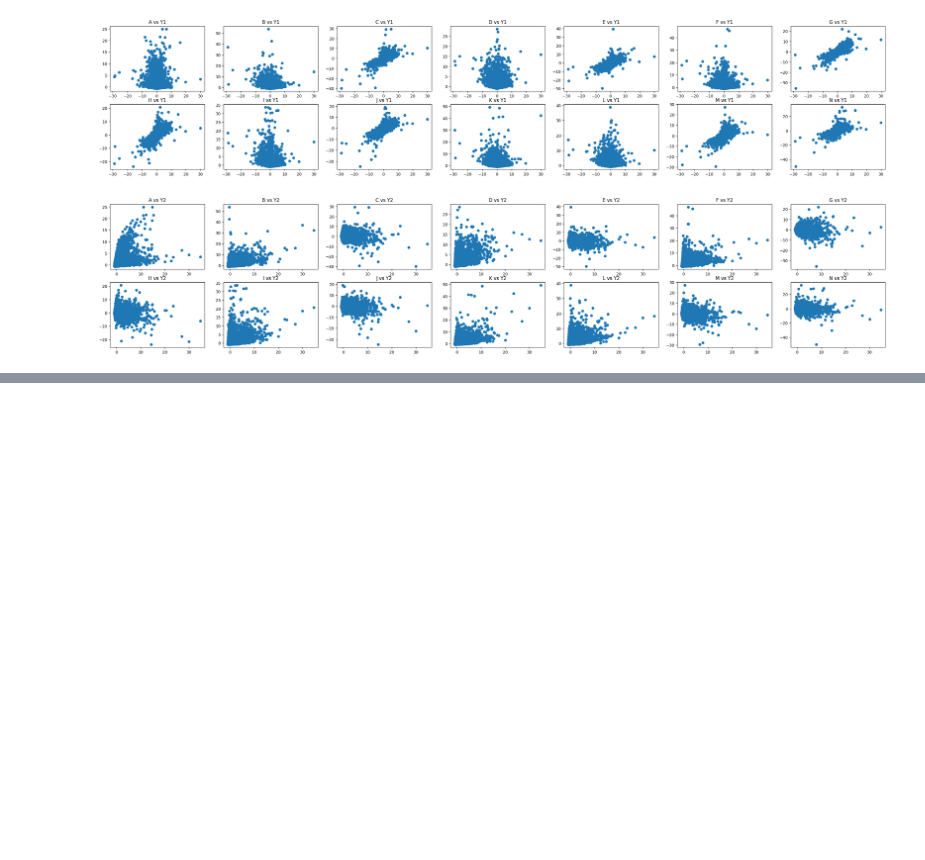
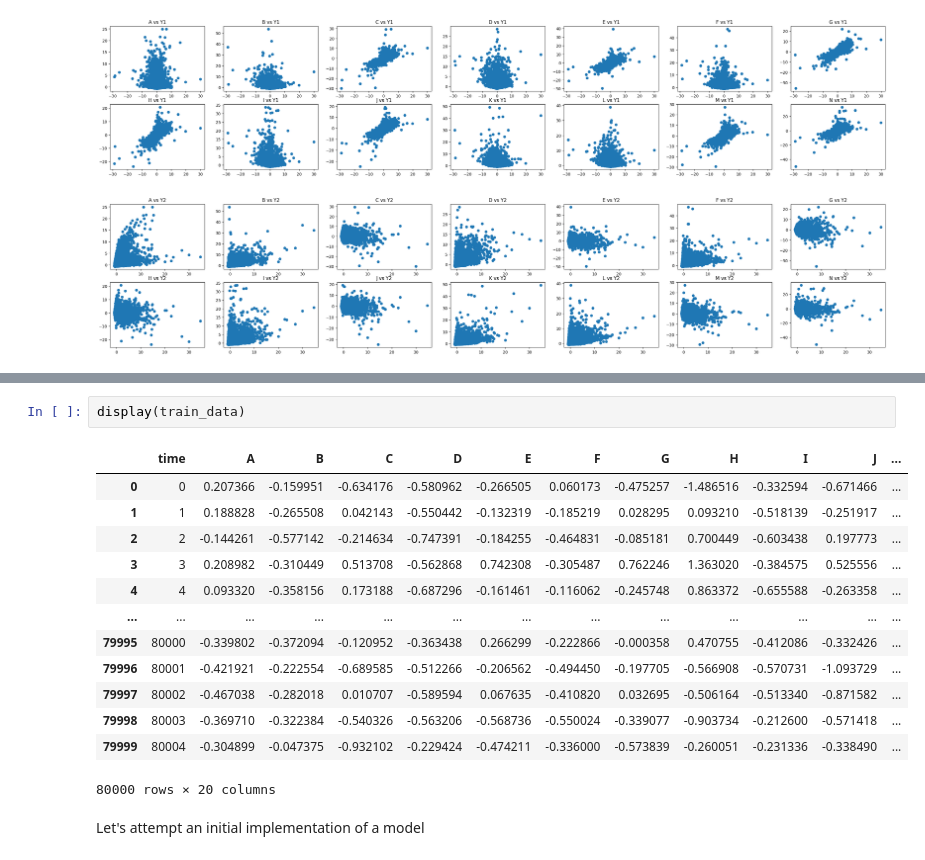
Before and after one commit to amsih/Illiquidiots, a Jupyter notebook: research/research.ipynb, the cells around one changed output, grey strips where cells are left out. Drawn from its saved outputs; the diff is of its cells as text; blank space fills up the shorter version.

```diff
--- a/research/research.ipynb
+++ b/research/research.ipynb
@@ -209,0 +150,18 @@ plt.show()
+# %%
+display(train_data)
+# %% [output]
+|  | time | A | B | C | D | E | F | G | H | I | J | ... |
+| 0 | 0 | 0.207366 | -0.159951 | -0.634176 | -0.580962 | -0.266505 | 0.060173 | -0.475257 | -1.486516 | -0.332594 | -0.671466 | ... |
+| 1 | 1 | 0.188828 | -0.265508 | 0.042143 | -0.550442 | -0.132319 | -0.185219 | 0.028295 | 0.093210 | -0.518139 | -0.251917 | ... |
+| 2 | 2 | -0.144261 | -0.577142 | -0.214634 | -0.747391 | -0.184255 | -0.464831 | -0.085181 | 0.700449 | -0.603438 | 0.197773 | ... |
+| 3 | 3 | 0.208982 | -0.310449 | 0.513708 | -0.562868 | 0.742308 | -0.305487 | 0.762246 | 1.363020 | -0.384575 | 0.525556 | ... |
+| 4 | 4 | 0.093320 | -0.358156 | 0.173188 | -0.687296 | -0.161461 | -0.116062 | -0.245748 | 0.863372 | -0.655588 | -0.263358 | ... |
+| ... | ... | ... | ... | ... | ... | ... | ... | ... | ... | ... | ... | ... |
+| 79995 | 80000 | -0.339802 | -0.372094 | -0.120952 | -0.363438 | 0.266299 | -0.222866 | -0.000358 | 0.470755 | -0.412086 | -0.332426 | ... |
+| 79996 | 80001 | -0.421921 | -0.222554 | -0.689585 | -0.512266 | -0.206562 | -0.494450 | -0.197705 | -0.566908 | -0.570731 | -1.093729 | ... |
+| 79997 | 80002 | -0.467038 | -0.282018 | 0.010707 | -0.589594 | 0.067635 | -0.410820 | 0.032695 | -0.506164 | -0.513340 | -0.871582 | ... |
+| 79998 | 80003 | -0.369710 | -0.322384 | -0.540326 | -0.563206 | -0.568736 | -0.550024 | -0.339077 | -0.903734 | -0.212600 | -0.571418 | ... |
+| 79999 | 80004 | -0.304899 | -0.047375 | -0.932102 | -0.229424 | -0.474211 | -0.336000 | -0.573839 | -0.260051 | -0.231336 | -0.338490 | ... |
+80000 rows × 20 columns
+# %% [markdown]
+Let's attempt an initial implementation of a model
```
Also changed, not shown: parts of 20 cells of this notebook, 1 other file.
